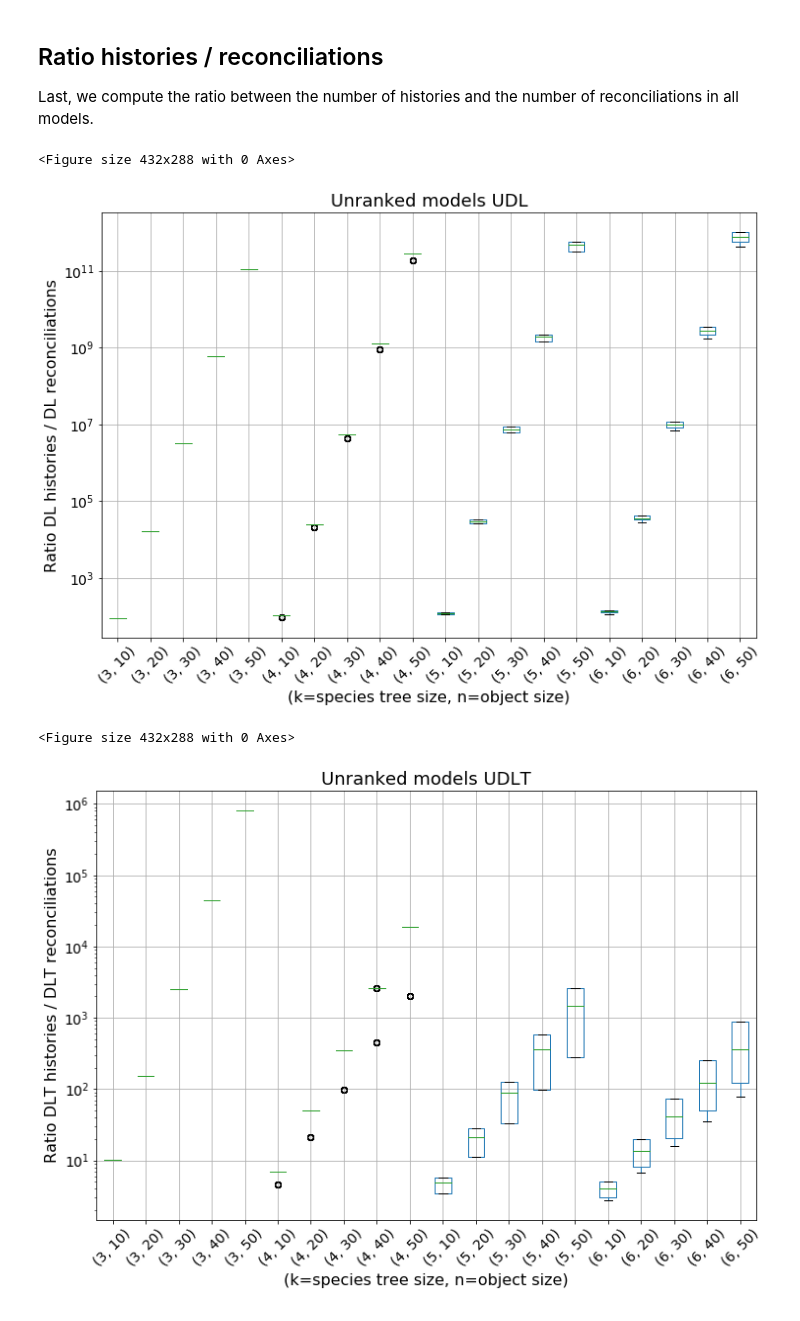
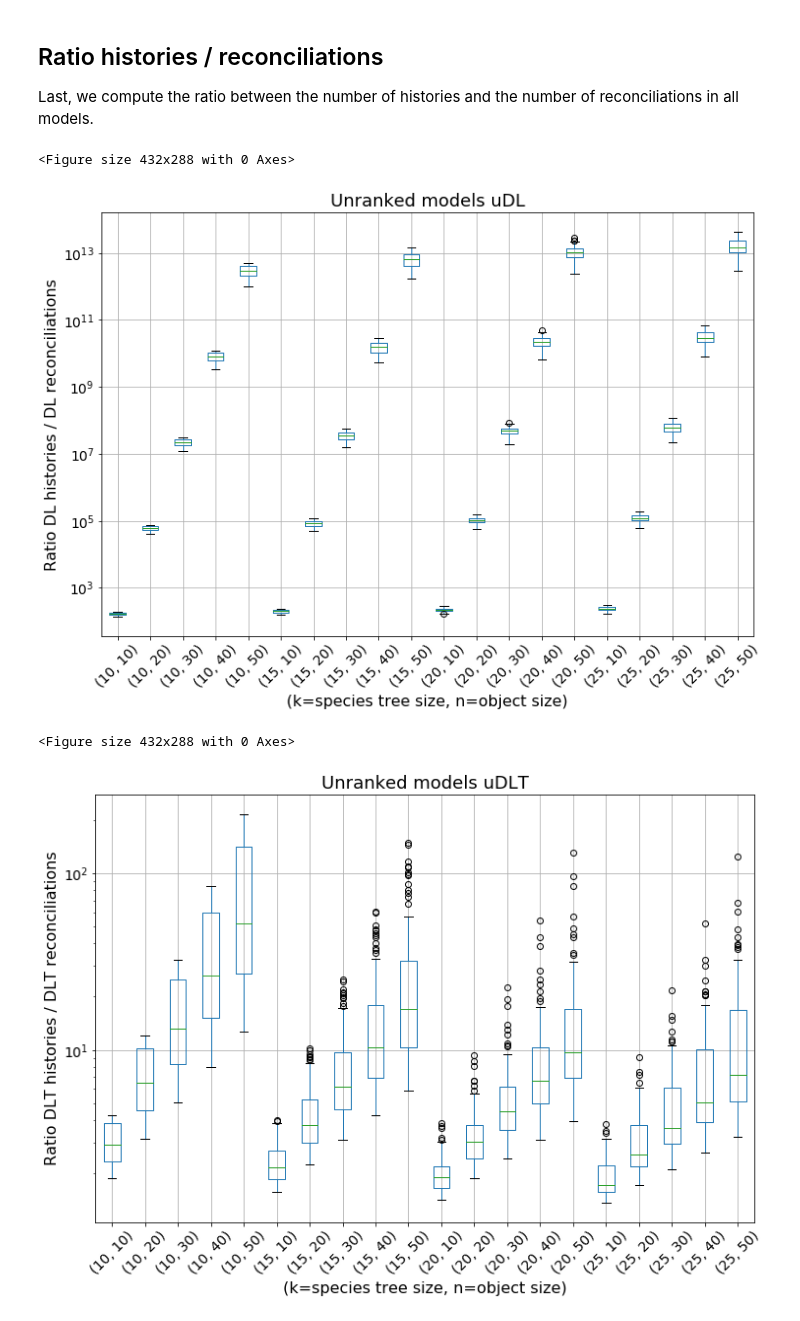
Before and after one commit to cchauve/DLT-Histories, a Jupyter notebook: exp/20-11-2019-Reconciliations/doc/NB1.ipynb, the cells around one changed output. Cells and saved outputs as stored; diff of their text form; code cells hidden in the pictures.

```diff
--- a/exp/20-11-2019-Reconciliations/doc/NB1.ipynb
+++ b/exp/20-11-2019-Reconciliations/doc/NB1.ipynb
@@ -37,7 +37,7 @@ MODEL2LEGEND = {'U_DL': 'uDL model',
                 'R_DLT': 'rDLT model'}
 # Species tree sizes
 K_MIN = 3
-K_MAX = 6#25
+K_MAX = 25
 K_LIST = [k for k in range(K_MIN,K_MAX+1)]
 # Histories/reconciliations sizes
 N_MIN = 1
@@ -51,7 +51,7 @@ PREFIX_TREES       = '../results/trees'
 R_MAX  = 10
 R_LIST = [r for r in range(1,R_MAX+1)]
 # Subset of the parameter space for more readable figures
-K_LIST_REDUCED = K_LIST#[10,15,20,25]
+K_LIST_REDUCED = [10,15,20,25]
 N_LIST_REDUCED = [10,20,30,40,50]
 # %%
 # Reading the unranked trees
@@ -280,26 +280,26 @@ RATIOS_HR_UDLT = pd.DataFrame.from_dict({(k,n): RESULTS_aux[('U','DLT')][k][n]
                                             orient='index')
 # %%
 plt.figure()
-ax_ratio1a = RATIOS_HR_UDL.transpose().plot(kind='box', grid=True, figsize=(12,8), return_type='axes', title='Unranked models UDL', fontsize=14)
+ax_ratio1a = RATIOS_HR_UDL.transpose().plot(kind='box', grid=True, figsize=(12,8), return_type='axes', title='Unranked models uDL', fontsize=14)
 ax_ratio1a.title.set_size(18)
 ax_ratio1a.set_yscale('log')
 ax_ratio1a.set_ylabel('Ratio DL histories / DL reconciliations', fontsize=16)
 plt.xticks(rotation=45)
 ax_ratio1a.set_xlabel('(k=species tree size, n=object size)', fontsize=16)
 plt.savefig('figures/ratio_HR_UDL_per_tree.png')
 plt.show()
 
 plt.figure()
-ax_ratio1a = RATIOS_HR_UDLT.transpose().plot(kind='box', grid=True, figsize=(12,8), return_type='axes', title='Unranked models UDLT', fontsize=14)
+ax_ratio1a = RATIOS_HR_UDLT.transpose().plot(kind='box', grid=True, figsize=(12,8), return_type='axes', title='Unranked models uDLT', fontsize=14)
 ax_ratio1a.title.set_size(18)
 ax_ratio1a.set_yscale('log')
 ax_ratio1a.set_ylabel('Ratio DLT histories / DLT reconciliations', fontsize=16)
 plt.xticks(rotation=45)
 ax_ratio1a.set_xlabel('(k=species tree size, n=object size)', fontsize=16)
 plt.savefig('figures/ratio_HR_UDLT_per_tree.png')
 plt.show()
 # %% [output]
 <Figure size 432x288 with 0 Axes>
-[figure, old version]
+[figure, new version]
 <Figure size 432x288 with 0 Axes>
-[figure, old version]
+[figure, new version]
```
Also changed, not shown: parts of 2 cells of this notebook, 8 other files.
